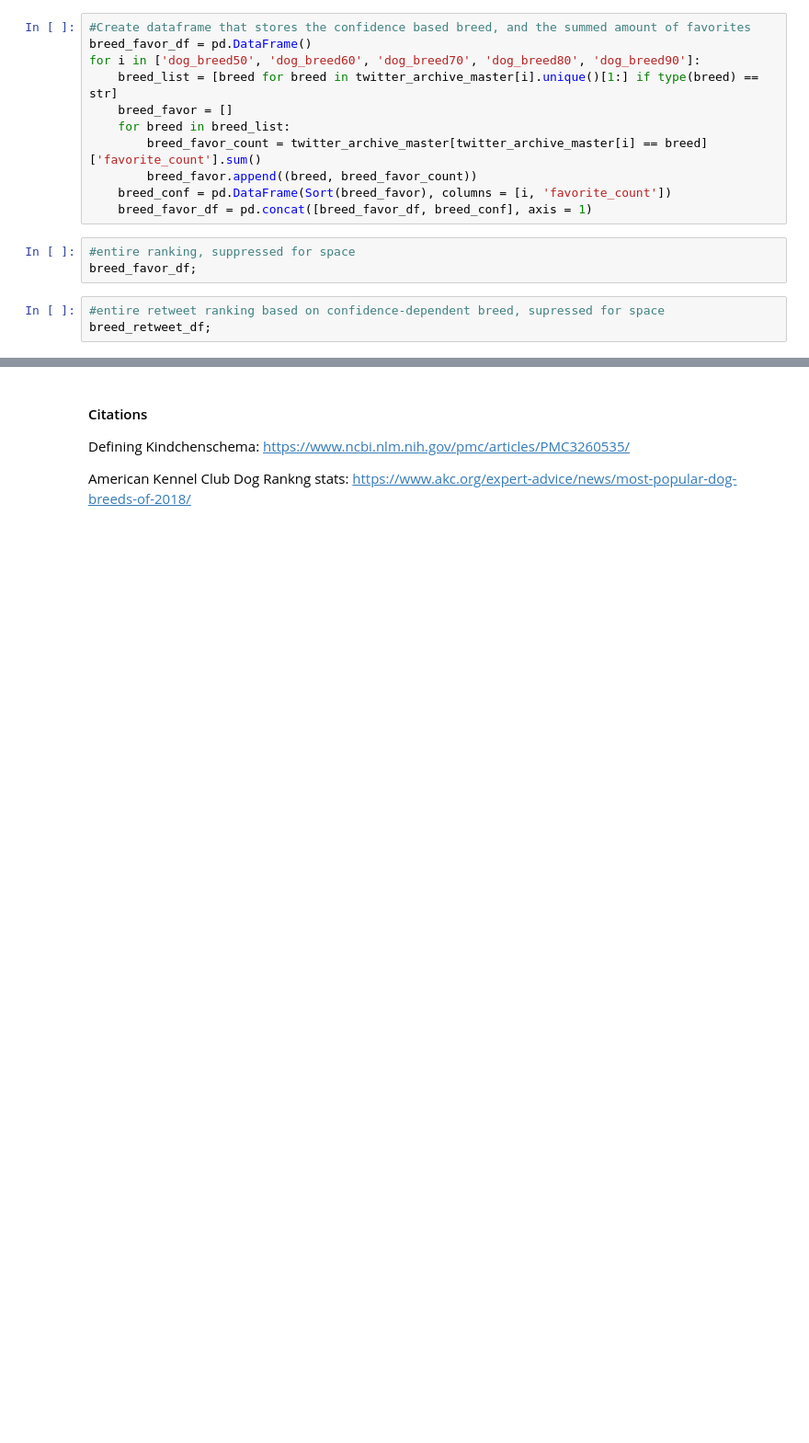
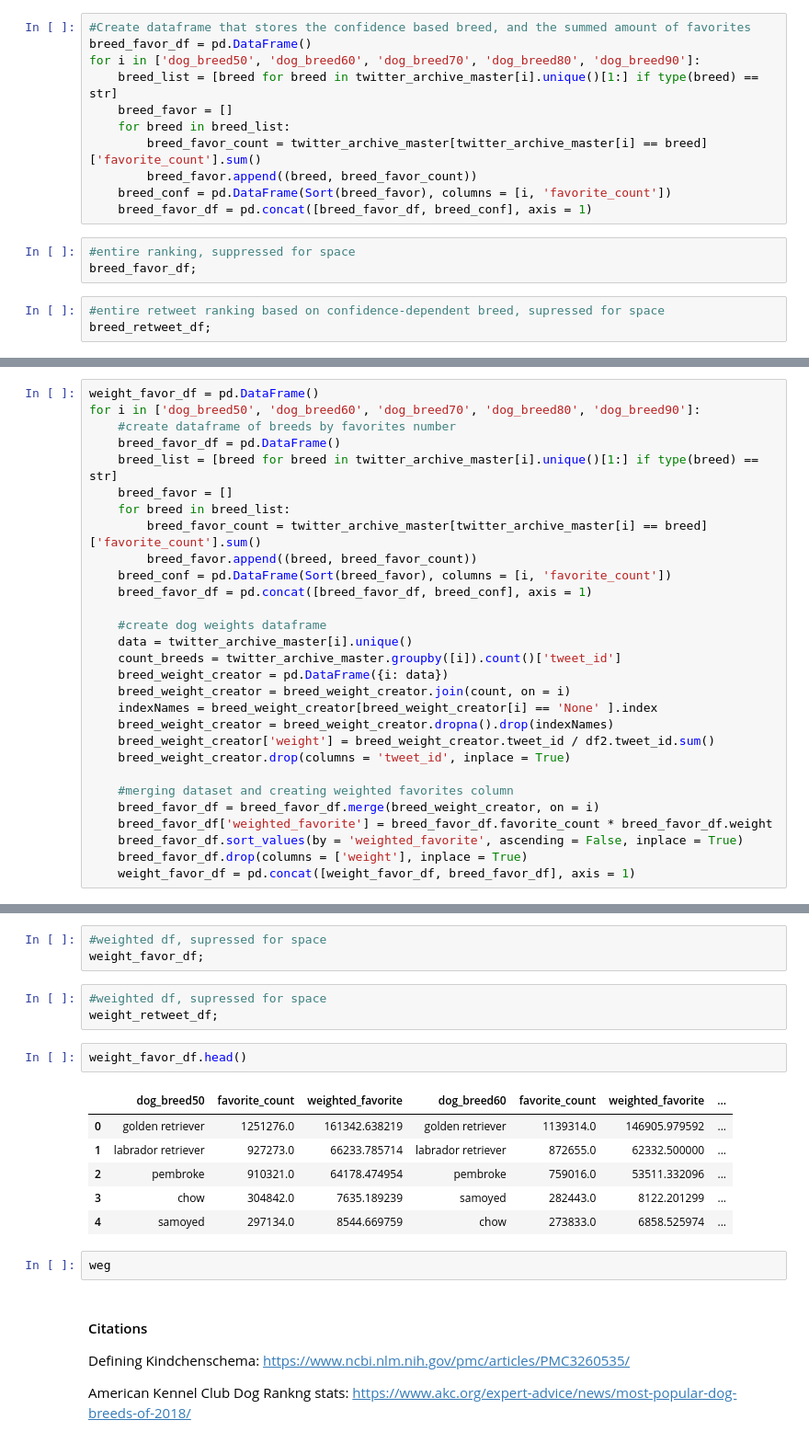
Before and after one commit to jmlam/Ud-Data-Wrangle, a Jupyter notebook: WeRateDogs/wrangle_act.ipynb, the cells around one changed output, grey strips where cells are left out. Shown at 92% size. Cells and saved outputs as stored; diff of their text form; blank space fills up the shorter version.

Commit message:
Added weighted versions of favorites and retweets

```diff
--- a/WeRateDogs/wrangle_act.ipynb
+++ b/WeRateDogs/wrangle_act.ipynb
@@ -1233,0 +1234,29 @@ In this display, just as the previous one, it might be deceptive to simply say t
+# %%
+weight_favor_df = pd.DataFrame()
+for i in ['dog_breed50', 'dog_breed60', 'dog_breed70', 'dog_breed80', 'dog_breed90']:
+    #create dataframe of breeds by favorites number
+    breed_favor_df = pd.DataFrame()
+    breed_list = [breed for breed in twitter_archive_master[i].unique()[1:] if type(breed) == str]
+    breed_favor = []
+    for breed in breed_list:
+        breed_favor_count = twitter_archive_master[twitter_archive_master[i] == breed]['favorite_count'].sum()
+        breed_favor.append((breed, breed_favor_count))
+    breed_conf = pd.DataFrame(Sort(breed_favor), columns = [i, 'favorite_count'])
+    breed_favor_df = pd.concat([breed_favor_df, breed_conf], axis = 1)
+
+    #create dog weights dataframe
+    data = twitter_archive_master[i].unique()
+    count_breeds = twitter_archive_master.groupby([i]).count()['tweet_id']
+    breed_weight_creator = pd.DataFrame({i: data})
+    breed_weight_creator = breed_weight_creator.join(count, on = i)
+    indexNames = breed_weight_creator[breed_weight_creator[i] == 'None' ].index
+    breed_weight_creator = breed_weight_creator.dropna().drop(indexNames)
+    breed_weight_creator['weight'] = breed_weight_creator.tweet_id / df2.tweet_id.sum()
+    breed_weight_creator.drop(columns = 'tweet_id', inplace = True)
+
+    #merging dataset and creating weighted favorites column
+    breed_favor_df = breed_favor_df.merge(breed_weight_creator, on = i)
+    breed_favor_df['weighted_favorite'] = breed_favor_df.favorite_count * breed_favor_df.weight
+    breed_favor_df.sort_values(by = 'weighted_favorite', ascending = False, inplace = True)
+    breed_favor_df.drop(columns = ['weight'], inplace = True)
+    weight_favor_df = pd.concat([weight_favor_df, breed_favor_df], axis = 1)
@@ -1234,3 +1292,20 @@ In this display, just as the previous one, it might be deceptive to simply say t
+# %%
+#weighted df, supressed for space
+weight_favor_df;
+# %%
+#weighted df, supressed for space
+weight_retweet_df;
+# %%
+weight_favor_df.head()
+# %% [output]
+|  | dog_breed50 | favorite_count | weighted_favorite | dog_breed60 | favorite_count | weighted_favorite | ... |
+| 0 | golden retriever | 1251276.0 | 161342.638219 | golden retriever | 1139314.0 | 146905.979592 | ... |
+| 1 | labrador retriever | 927273.0 | 66233.785714 | labrador retriever | 872655.0 | 62332.500000 | ... |
+| 2 | pembroke | 910321.0 | 64178.474954 | pembroke | 759016.0 | 53511.332096 | ... |
+| 3 | chow | 304842.0 | 7635.189239 | samoyed | 282443.0 | 8122.201299 | ... |
+| 4 | samoyed | 297134.0 | 8544.669759 | chow | 273833.0 | 6858.525974 | ... |
+# %%
+weg
 # %% [markdown]
 #### Citations
 Defining Kindchenschema:
```
Also changed, not shown: parts of 2 cells of this notebook.
